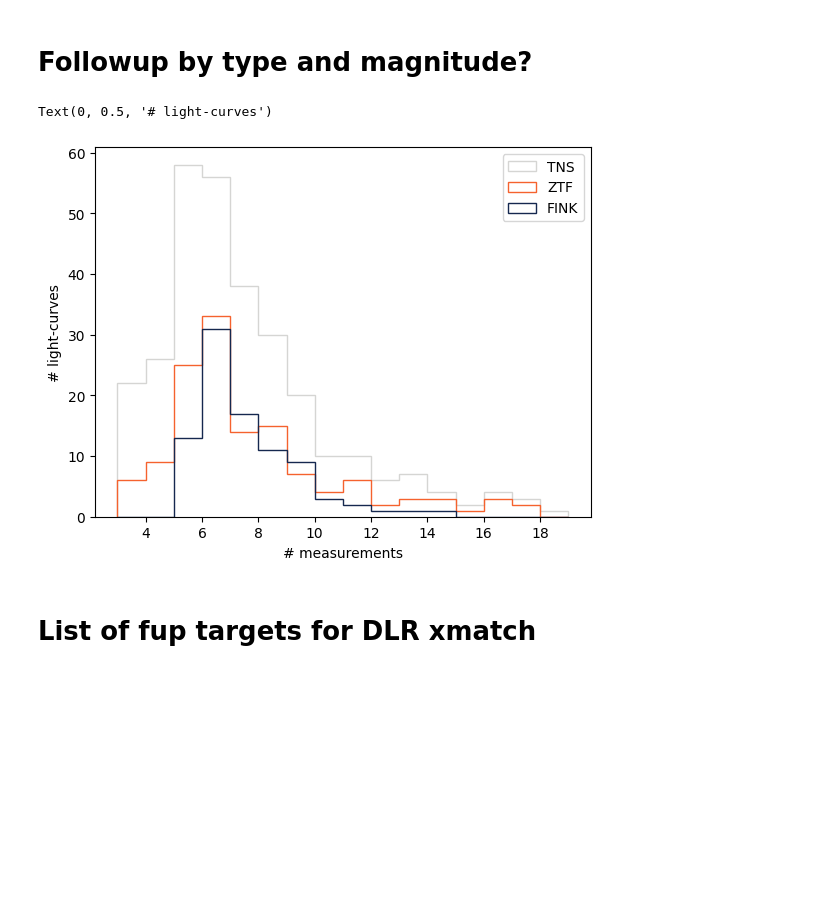
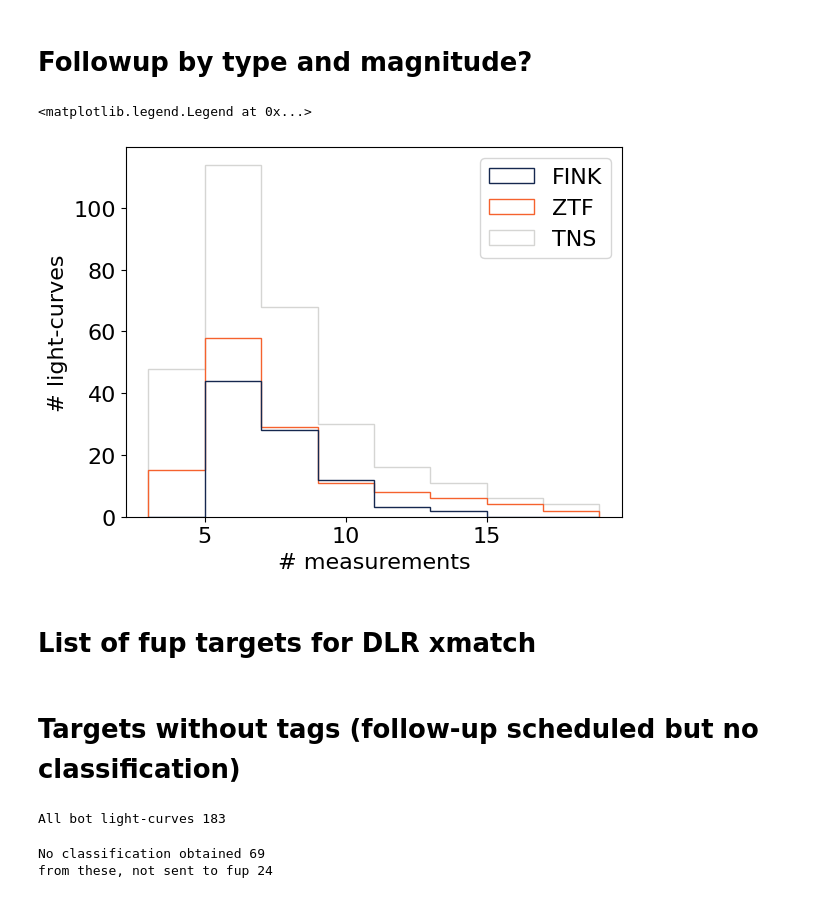
Before and after one commit to Fink-analyses/Active_Learning_earlySNIa, a Jupyter notebook: notebooks/a_analysis_fuptargets.ipynb, the cells around one changed output. Cells and saved outputs as stored; diff of their text form; code cells hidden in the pictures; blank space fills up the shorter version.

```diff
--- a/notebooks/a_analysis_fuptargets.ipynb
+++ b/notebooks/a_analysis_fuptargets.ipynb
@@ -211,7 +219,7 @@ for k in df_dic.keys():
         list_tmp.append(tmp[['objectId','mag_last_value','photometric measurements','loop']])
     df_mags_dic[k] = pd.concat(list_tmp)
 # %%
-mybins = np.arange(17.3,21.5,0.5)
+mybins = np.arange(17.3,21.5,.5)
 for k in df_mags_dic.keys():
     plt.hist(df_mags_dic[k]['mag_last_value'],label=k, bins=mybins,histtype='step',color=fink_colors_dic[k])
     plt.axvline(df_mags_dic[k]['mag_last_value'].median(), color=fink_colors_dic[k], linestyle='--')
@@ -219,5 +227,7 @@ for k in df_mags_dic.keys():
 plt.legend()
 plt.xlabel('Follow-up magnitude')
 plt.ylabel('# light-curves')
+handles, labels = plt.gca().get_legend_handles_labels()
+plt.legend(handles[::-1], labels[::-1])  # Invert order
 # %% [output]
 TNS 19.470484499999998 \pm 0.7189964653409605
@@ -259,15 +269,17 @@ plt.legend()
 # %% [markdown]
 # Followup by type and magnitude?
 # %%
-mybins = np.arange(3,20,1)
+mybins = np.arange(3,20,2)
 for k in df_mags_dic.keys():
     plt.hist(df_mags_dic[k]['photometric measurements'],label=k, bins=mybins,histtype='step',color=fink_colors_dic[k])
 plt.legend()
 plt.xlabel('# measurements')
 plt.ylabel('# light-curves')
+handles, labels = plt.gca().get_legend_handles_labels()
+plt.legend(handles[::-1], labels[::-1])  # Invert order
 # %% [output]
-Text(0, 0.5, '# light-curves')
+<matplotlib.legend.Legend at 0x...>
-[figure, old version]
+[figure, new version]
 # %% [markdown]
 # List of fup targets for DLR xmatch
 # %%
@@ -293,0 +306,22 @@ pdf_dlr.to_csv('../dump/to_crossmatch_host.csv',index=False)
+# %% [markdown]
+# Targets without tags (follow-up scheduled but no classification)
+# %%
+df_all_fup = pd.read_csv('../classifications/ALbot_allfup.csv')
+print(f"All bot light-curves {len(df_all_fup)}")
+# %% [output]
+All bot light-curves 183
+# %%
+df_no_classification = df_all_fup[df_all_fup['Classification'].isna()].copy()
+print(f"No classification obtained {len(df_no_classification)}")
+df_not_sent_fup = df_no_classification[df_no_classification['Sent for followup']!='Yes']
+print(f"from these, not sent to fup {len(df_not_sent_fup)}")
+
+df_no_classification['fup requested'] = [Time(datetime.strptime(d[0], '%d/%m/%Y')).jd for d in df_no_classification[['Appears in bot']].values]
+df_no_classification["fup requested (str)"] = df_no_classification.loc[:, "fup requested"].apply(
+        lambda x: Time(x, format="jd").strftime("%Y%m%d")
+    )
+df_no_classification['label acquired'] = df_no_classification['fup requested'] + 1
+df_no_classification = df_no_classification.rename(columns={'ztf_name':'i:objectId'})
+# %% [output]
+No classification obtained 69
+from these, not sent to fup 24
```
Also changed, not shown: parts of 19 cells of this notebook, 3 other files.
